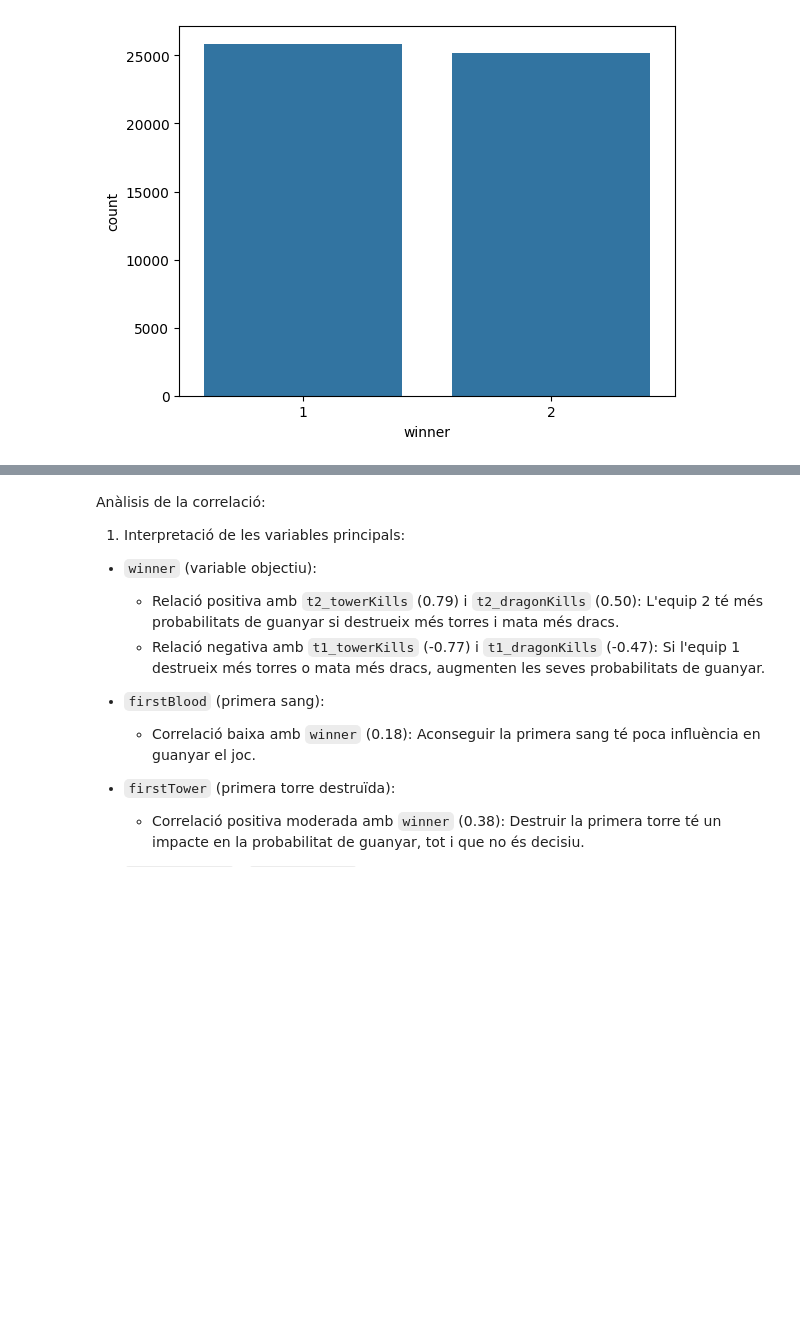
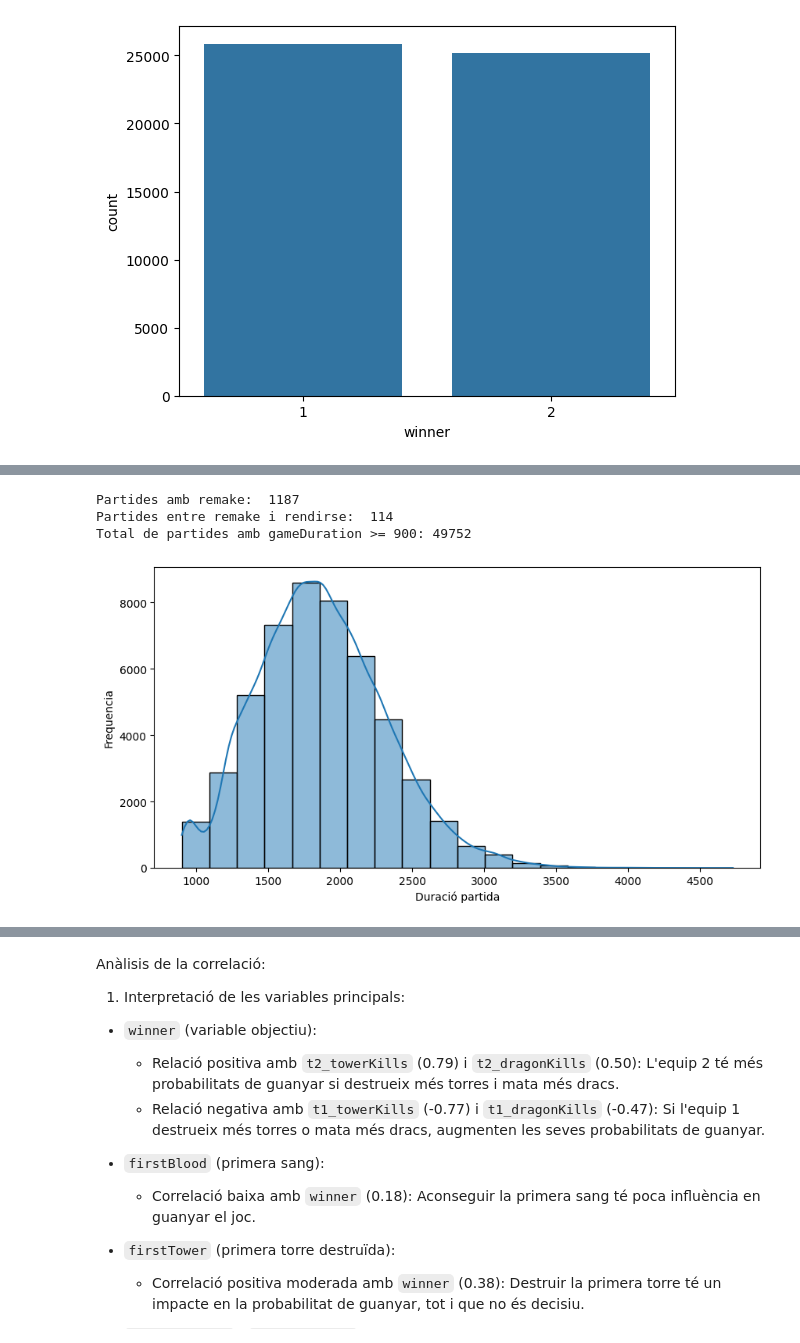
Before and after one commit to abeelef/Kaggle_APC, a Jupyter notebook: NotebookLeagueOfLegends.ipynb, the cells around one changed output, grey strips where cells are left out. Cells and saved outputs as stored; diff of their text form; code cells hidden in the pictures; blank space fills up the shorter version.

```diff
--- a/NotebookLeagueOfLegends.ipynb
+++ b/NotebookLeagueOfLegends.ipynb
@@ -107,0 +365,21 @@ plt.show()
+# %%
+remake = data[data['gameDuration'] <= 300].shape[0]
+between_remake_and_surrender = data[((data['gameDuration'] > 300) & (data['gameDuration']<900))].shape[0]
+
+print("Partides amb remake: ",remake)
+print("Partides entre remake i rendirse: ", between_remake_and_surrender)
+
+data = data[data['gameDuration'] >= 900]
+print(f"Total de partides amb gameDuration >= 900: {data.shape[0]}")
+# %% [output]
+Partides amb remake:  1187
+Partides entre remake i rendirse:  114
+Total de partides amb gameDuration >= 900: 49752
+# %%
+plt.figure(figsize=(10, 5))
+sns.histplot(data = data['gameDuration'], bins=20, kde=True)  # Use kde=False to remove the kernel density estimate
+plt.xlabel('Duració partida')
+plt.ylabel('Frequencia')
+plt.show()
+# %% [output]
+[figure, added]
```
Also changed, not shown: parts of 32 cells of this notebook.
